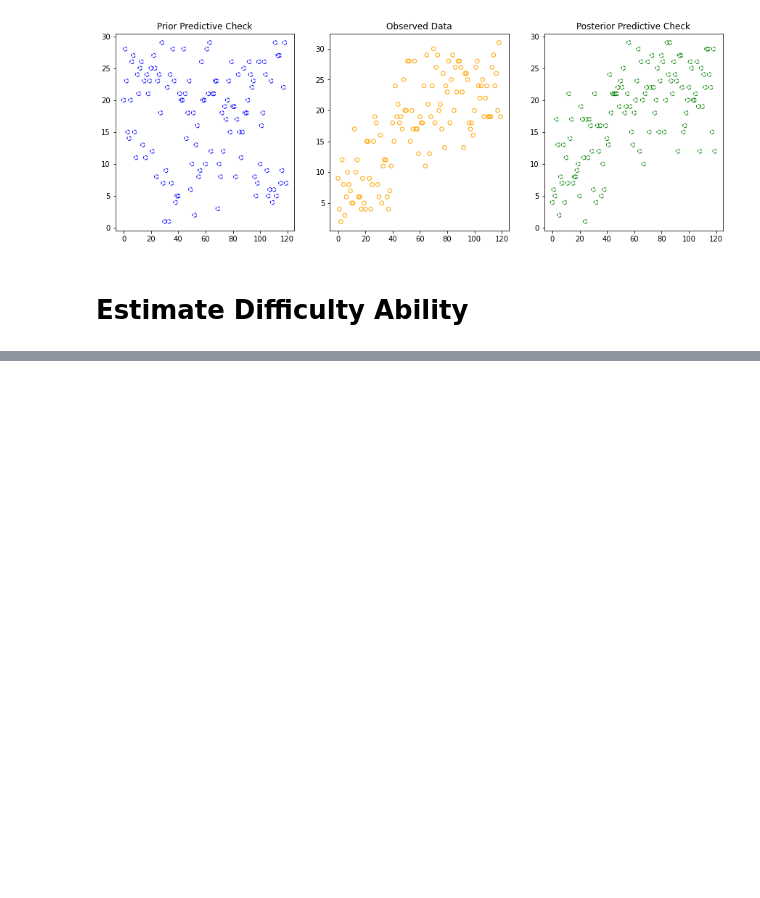
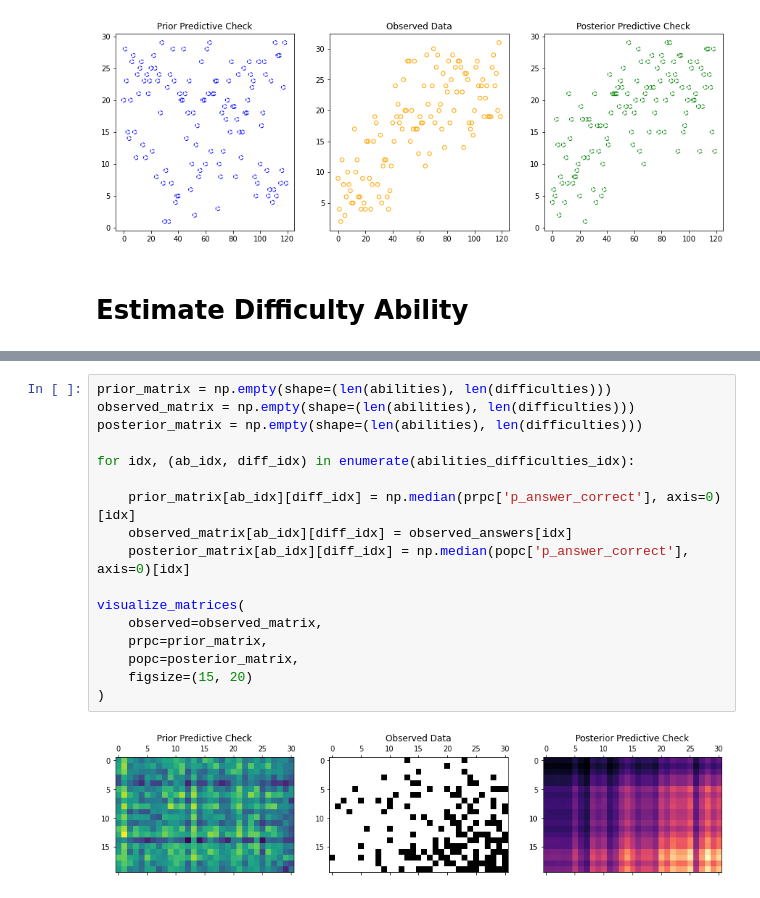
Before and after one commit to vb690/learning_bayes, a Jupyter notebook: books/bayesian_cognitive_modelling/chapter_6.ipynb, the cells around one changed output, grey strips where cells are left out. Cells and saved outputs as stored; diff of their text form; blank space fills up the shorter version.

```diff
--- a/books/bayesian_cognitive_modelling/chapter_6.ipynb
+++ b/books/bayesian_cognitive_modelling/chapter_6.ipynb
@@ -205,0 +214,19 @@ Sampling 4 chains for 3_000 tune and 3_000 draw iterations (12_000 + 12_000 draw
+# %%
+prior_matrix = np.empty(shape=(len(abilities), len(difficulties)))
+observed_matrix = np.empty(shape=(len(abilities), len(difficulties)))
+posterior_matrix = np.empty(shape=(len(abilities), len(difficulties)))
+
+for idx, (ab_idx, diff_idx) in enumerate(abilities_difficulties_idx):
+
+    prior_matrix[ab_idx][diff_idx] = np.median(prpc['p_answer_correct'], axis=0)[idx]
+    observed_matrix[ab_idx][diff_idx] = observed_answers[idx]
+    posterior_matrix[ab_idx][diff_idx] = np.median(popc['p_answer_correct'], axis=0)[idx]
+
+visualize_matrices(
+    observed=observed_matrix,
+    prpc=prior_matrix,
+    popc=posterior_matrix,
+    figsize=(15, 20)
+)
+# %% [output]
+[figure, added]
```
Also changed, not shown: parts of 3 cells of this notebook, 1 other file.
